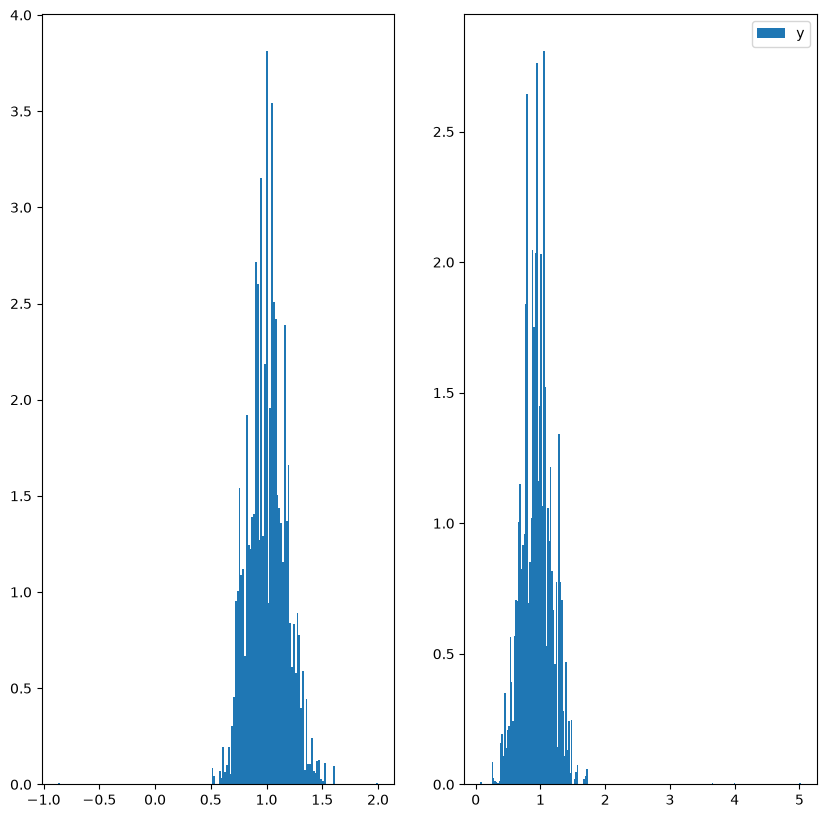
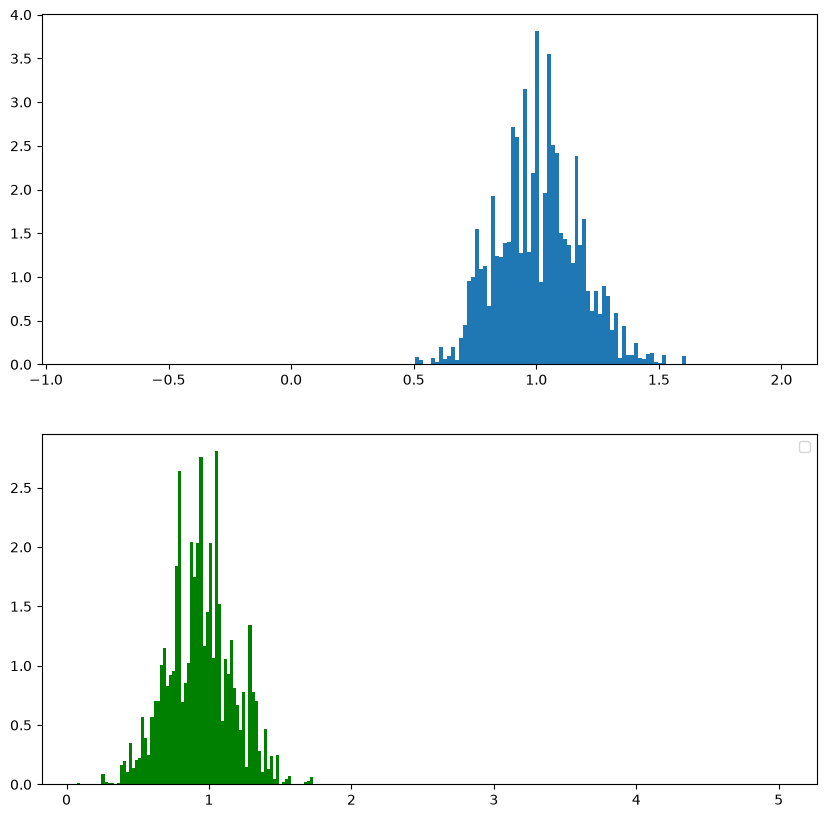
The change to this notebook cell's code, shown as a diff; its figure went from the first image to the second:
--- before
+++ after
@@ -1,8 +1,8 @@
-fig, ax = plt.subplots(1, 2, figsize = (10,10))
+fig, ax = plt.subplots(2, 1, figsize = (10,10))
 x = [state[0] for state in state_list]
 y = [state[1] for state in state_list]
 
-ax[0].hist(x, density = True, bins = 'auto', label = 'x')
-ax[1].hist(y, density = True, bins = 'auto', color = 'red')
+ax[0].hist(x, density = True, bins = 'auto')
+ax[1].hist(y, density = True, bins = 'auto', color = 'green')
 
 plt.legend()

Commit: add mcmc for radar 2D tracking